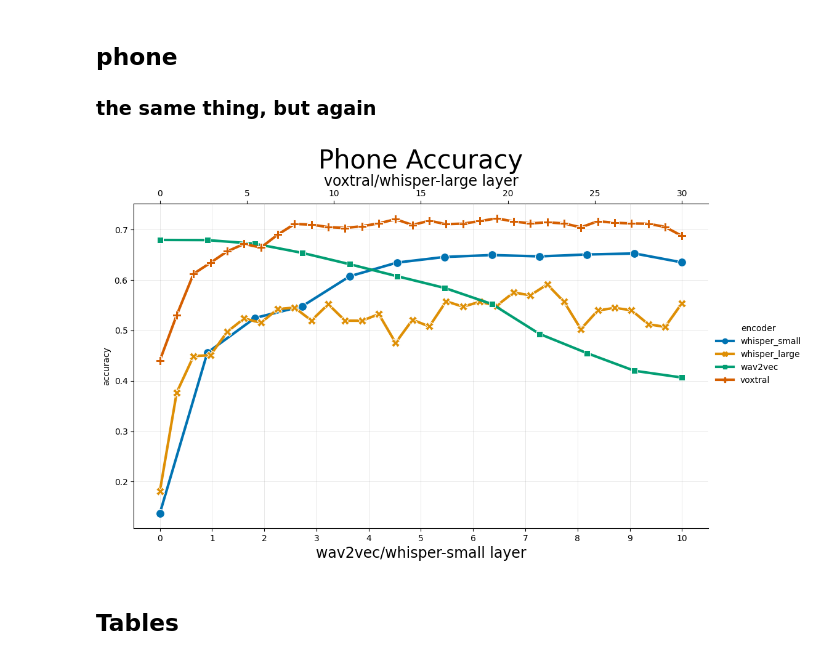
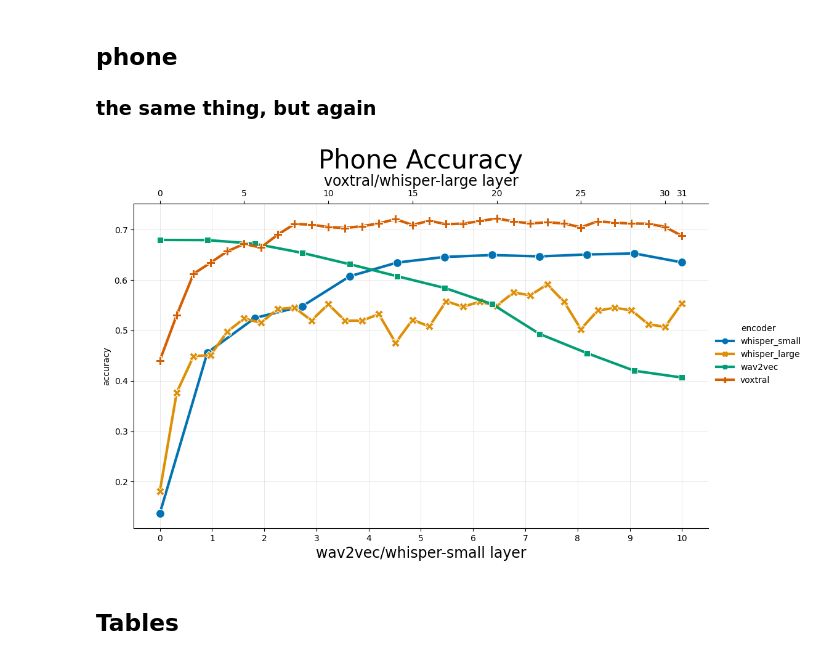
Before and after one commit to atenine/spatula, a Jupyter notebook: draw_charts.ipynb, the cells around one changed output. Cells and saved outputs as stored; diff of their text form; code cells hidden in the pictures.

```diff
--- a/draw_charts.ipynb
+++ b/draw_charts.ipynb
@@ -243,36 +250,43 @@ phone_stats["layerNorm"] = phone_stats["layer"] / phone_stats.groupby("encoder")
 
 fig = sns.relplot(
     data=phone_stats[phone_stats["class"] == "total"], kind="line",
     x="layerNorm", y="accuracy",
     hue="encoder", style="encoder",
     # markers={"whisper_small": "o", "whisper_large": "x", "wav2vec": "s", "voxtral": "^"},
     markers=True,
     dashes=False,
     palette="colorblind",
     linewidth=3,
     height=6, aspect=1.7
 )
 
 for line in fig.ax.lines:
     line.set_markersize(10)
 
 ax = fig.ax
 ax.grid(True, color="gray", alpha=0.25, linewidth=0.5)
 
 ax.set_xticks([i/10 for i in range(11)])
 ax.set_xticklabels(i for i in range(11))
 ax.set_xlabel("wav2vec/whisper-small layer", fontsize=17)
 
 # ax.set_ybound(0, 1)
 
-top_ax = ax.secondary_xaxis("top", functions=(lambda x: x * 30, lambda x: x / 30))
-top_ax.set_xticks(range(0, 31, 5))
+large_encoder_maxes = phone_stats[phone_stats["encoder"].isin(["whisper_large", "voxtral"])].groupby("encoder")["layer"].max()
+if len(large_encoder_maxes) != 2 or large_encoder_maxes.nunique() != 1:
+    raise ValueError("Whisper-large and Voxtral must have the same maximum layer index for the upper axis.")
+large_max_layer = int(large_encoder_maxes.iloc[0])
+large_layer_ticks = list(range(0, large_max_layer + 1, 5))
+if large_layer_ticks[-1] != large_max_layer:
+    large_layer_ticks.append(large_max_layer)
+top_ax = ax.secondary_xaxis("top", functions=(lambda x: x * large_max_layer, lambda x: x / large_max_layer))
+top_ax.set_xticks(large_layer_ticks)
 top_ax.set_xlabel("voxtral/whisper-large layer", fontsize=17)
 
 ax.set_title("Phone Accuracy", fontsize=30)
 plt.savefig("figures/layerwisePhoneAccuracy.png", bbox_inches="tight")
 # %% [output]
-[figure, old version]
+[figure, new version]
 # %% [markdown]
 ## Tables
 # %%
```
Also changed, not shown: parts of 1 cell of this notebook, 2 other files.
